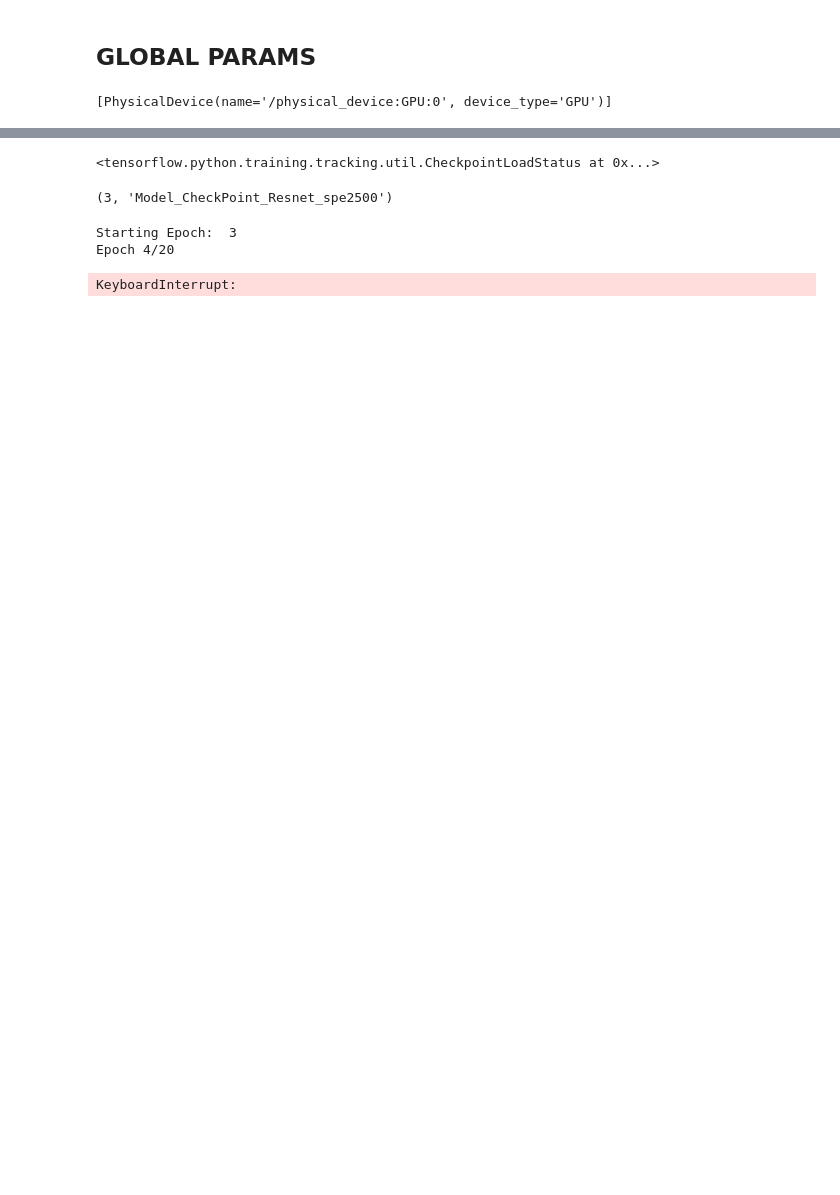
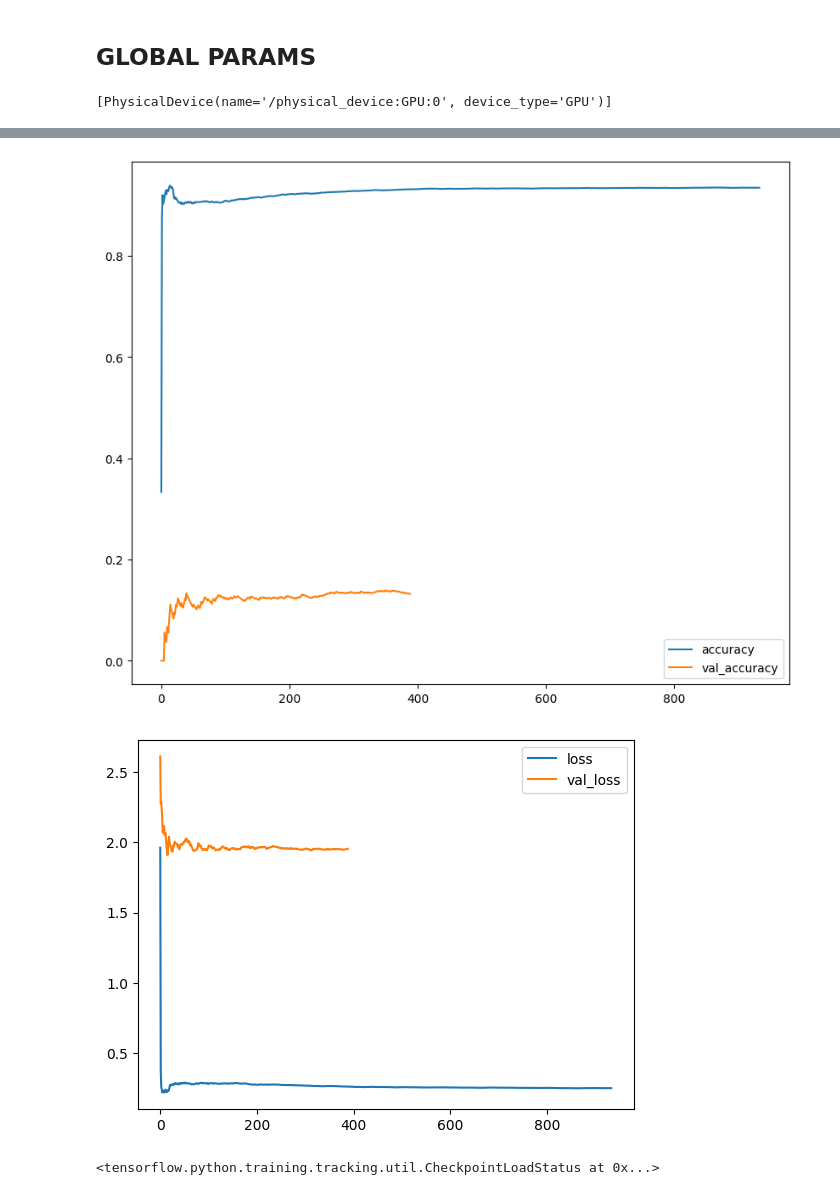
Before and after one commit to JMeghana/Intelligent-Quality-Inspection-of-Lane-Rendering-Data-using-Resnet50V2, a Jupyter notebook: Huawei-Hackathon-Research.ipynb, the cells around one changed output, grey strips where cells are left out. Cells and saved outputs as stored; diff of their text form; code cells hidden in the pictures; blank space fills up the shorter version.

```diff
--- a/Huawei-Hackathon-Research.ipynb
+++ b/Huawei-Hackathon-Research.ipynb
@@ -415 +698,22 @@ MODEL_CHECKPOINT_NAME
+# %%
+import matplotlib.pyplot as plt
+
+def plot_acc_loss_for_epoch(epoch):
+    plt.figure(figsize=(10,8))
+
+    plt.plot(cur_model_history[epoch]['accuracy'], label='accuracy')
+    plt.plot(cur_model_history[epoch]['val_accuracy'], label='val_accuracy')
+
+    plt.legend()
+    plt.show()
+
+    plt.plot(cur_model_history[epoch]['loss'],label='loss')
+    plt.plot(cur_model_history[epoch]['val_loss'],label='val_loss')
+    plt.legend()
+    plt.show()
+
+plot_acc_loss_for_epoch(1)
+# %% [output]
+[figure, added]
+[figure, added]
 # %%
@@ -417,44 +721,2 @@ model.load_weights(MODEL_CHECKPOINT_NAME)
 # %% [output]
 <tensorflow.python.training.tracking.util.CheckpointLoadStatus at 0x...>
-# %%
-
-        #keys = list(logs.keys())
-        #print("End epoch {} of training; got log keys: {}".format(epoch, keys))
-CUR_TRAINING_START_EPOCH, MODEL_CHECKPOINT_NAME
-# %% [output]
-(3, 'Model_CheckPoint_Resnet_spe2500')
-# %%
-from tabnanny import verbose
-import time
-start = time.time()
-
-model_history = ''
-
-def fit_resume(starting_epoch):
-    global model
-    try:
-        with tf.device('/device:GPU:0'):
-            model_history = model.fit(train_generator,
-                                    steps_per_epoch=2500,
-                                    initial_epoch=starting_epoch,
-                                    epochs=20,
-                                    workers=14,
-                                    #use_multiprocessing=True,w
-                                    validation_data=validation_generator,
-                                    callbacks=keras_callbacks)
-    except Exception as e:
-        print('Failed! : ',str(e))
-        print('Clear Keras and retry..')
-        #model = define_and_compile_model()
-        # Load Last Backup Weights..
-        #model.load_weights(MODEL_CHECKPOINT_NAME)
-        #fit_resume(CUR_TRAINING_EPOCH)
-
-fit_resume(CUR_TRAINING_EPOCH)
-
-end = time.time()
-print(end - start)
-# %% [output]
-Starting Epoch:  3
-Epoch 4/20
-KeyboardInterrupt:
```
Also changed, not shown: parts of 47 cells of this notebook, 25 other files.
